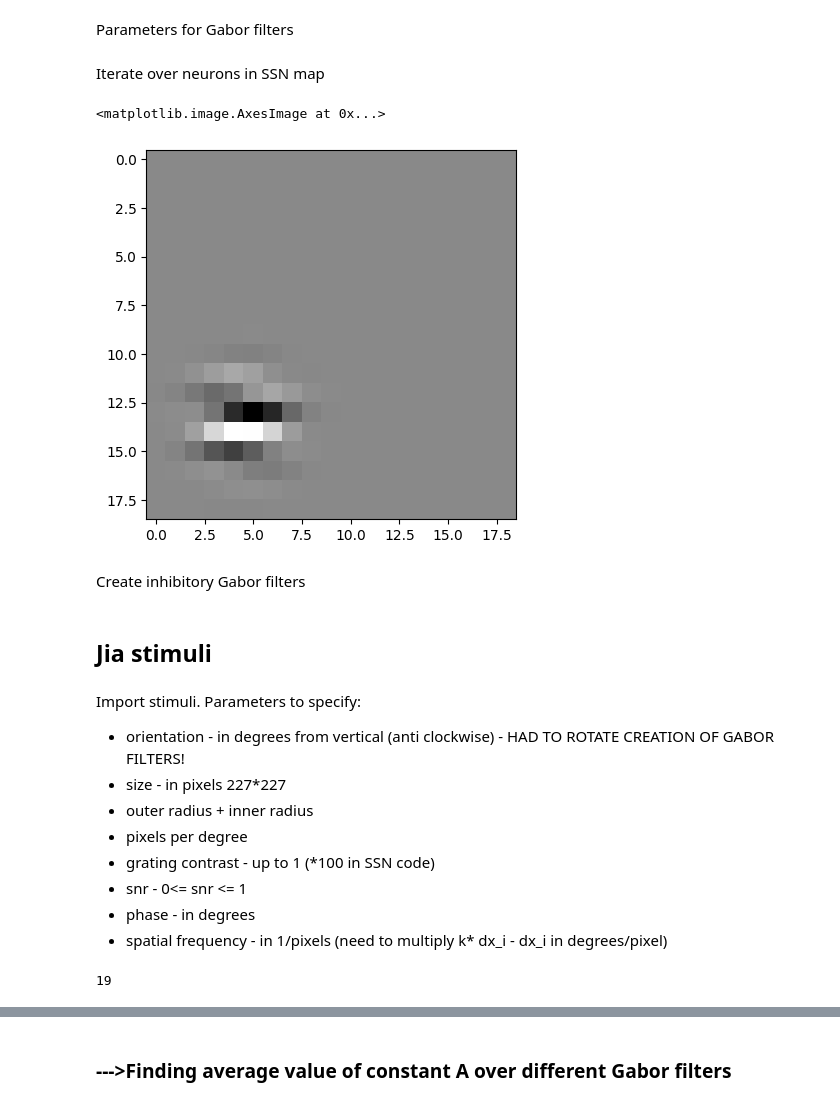
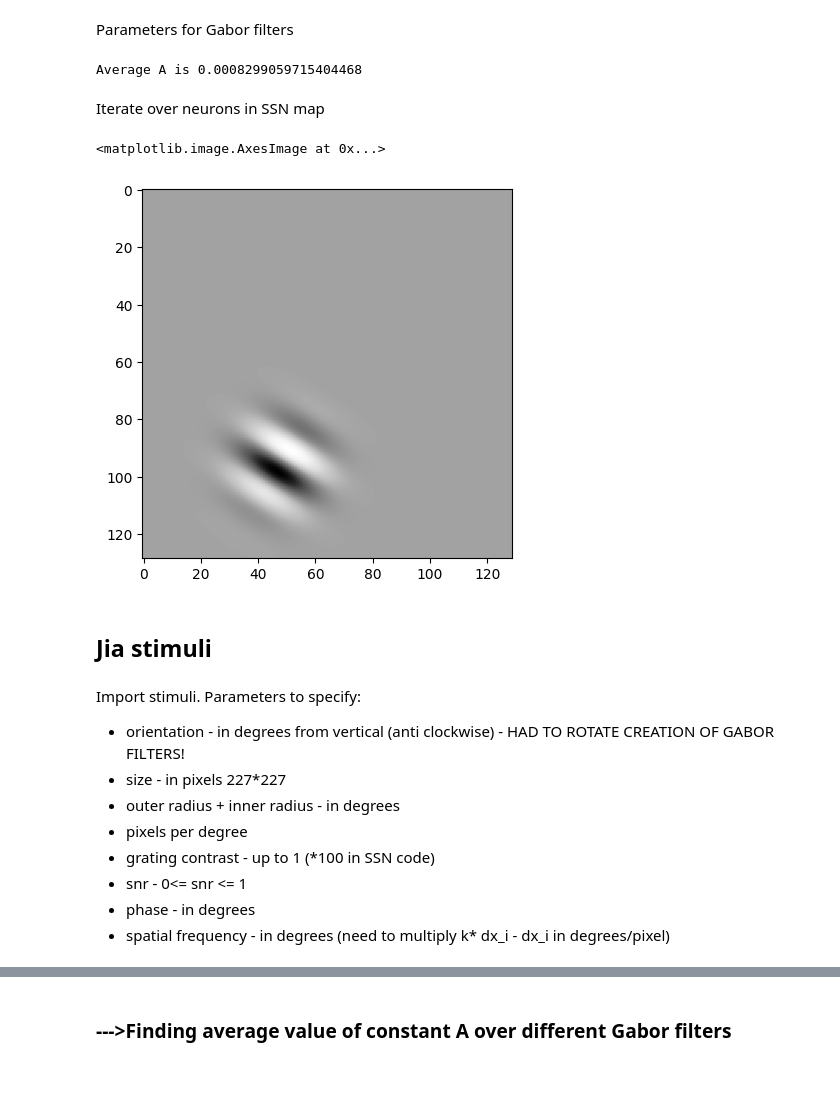
Before and after one commit to clarapecci/SSN_VPL, a Jupyter notebook: 2D SSN simulation.ipynb, the cells around one changed output, grey strips where cells are left out. Drawn from its saved outputs; the diff is of its cells as text; code cells hidden in the pictures; blank space fills up the shorter version.

```diff
--- a/2D SSN simulation.ipynb
+++ b/2D SSN simulation.ipynb
@@ -31,12 +31,11 @@ class ssn_pars():
     tauI = 10 # in ms
     psi = 0.774
     tau_s = np.array([5, 7, 100]) #in ms, AMPA, GABA, NMDA current decay time constants
-    make_J2x2 = lambda Jee, Jei, Jie, Jii: np.array([[Jee, -Jei], [Jie,  -Jii]]) * np.pi * ssn_pars.psi
 
 
 # with mm_scale=1, The following match "fixed_params" of  'Fig4_data-retinoHists-samples1000_TauCorr5_2020-04-11.json'
 class grid_pars():
-    gridsize_Nx = 8 + 1 # grid-points across each edge # gives rise to dx = 0.8 mm
+    gridsize_Nx = 9 # grid-points across each edge # gives rise to dx = 0.8 mm
     gridsize_deg = 2 * 1.6 # edge length in degrees
     magnif_factor = 2  # mm/deg
     hyper_col = 0.8 # mm
@@ -49,12 +48,9 @@ sigEE, sigIE = 0.2, 0.40
 sigEI, sigII = .09, .09
 conn_pars = dict(
     PERIODIC = False,
-    J_2x2 = ssn_pars.make_J2x2(*Js0),
-    s_2x2 = np.array([[sigEE, sigEI],[sigIE, sigII]]), # in mm
     p_local = [.4, 0.7], # [p_local_EE, p_local_IE],
     sigma_oris = 1000) # sigma_oris
 
-conn_pars['J_2x2'] = ssn_pars.make_J2x2(*Js0)
-
-#calculate SSN resolution
-SSN_reso = grid_pars.gridsize_Nx/grid_pars.gridsize_deg #pixels per degree
+make_J2x2 = lambda Jee, Jei, Jie, Jii: np.array([[Jee, -Jei], [Jie,  -Jii]]) * np.pi * ssn_pars.psi
+J_2x2 = make_J2x2(*Js0)
+s_2x2 = np.array([[sigEE, sigEI],[sigIE, sigII]])
@@ -64,7 +58,4 @@ WARNING:absl:No GPU/TPU found, falling back to CPU. (Set TF_CPP_MIN_LOG_LEVEL=0
 ## Initialise network
 # %%
 #Create network
-
-## SPECIFY 'on_off' PARAMETER TO DOUBLE NUMBER OF NEURONS AT PI PHASE
-ssn = SSN2DTopoV1_AMPAGABA(ssn_pars.n, ssn_pars.k, ssn_pars.tauE,
-              ssn_pars.tauI, grid_pars, on_off=True, conn_pars=conn_pars,  tau_s=ssn_pars.tau_s)
+ssn = SSN2DTopoV1_AMPAGABA_ONOFF(ssn_pars, grid_pars, conn_pars=conn_pars, J_2x2=J_2x2, s_2x2=s_2x2)
@@ -77,17 +70,14 @@ ssn.W.shape
 # %% [markdown]
 Parameters for Gabor filters
 # %%
-#Parameters for Gabor filters
-edge_length=3.2  #image edge length in degrees
-dx_i =1/2.8125 #image pixel resolution in degrees (degrees/pixel)
-N_pixels=int(edge_length*2/dx_i) +1  # can also specify these directly
+#Gabor parameters
+sigma_g= 0.5
+k= np.pi/(6*sigma_g)
+general_pars = dict(k=k, edge_deg=3.2,  degree_per_pixel=0.05) #parameters shared with input stimuli
 
-#Reproduce image axis in degrees
-x_axis=np.linspace(-edge_length,edge_length, N_pixels, endpoint=True)
-y_axis=np.linspace(-edge_length,edge_length, N_pixels, endpoint=True)
-
-#Sigma_g= edge_length/8 #degree #0.5 - 1degree
-sigma_g= 0.5
-k= np.pi/(6*sigma_g) #cycles per degree
+#Create filters iterating through SSN neurons
+SSN_filters, A =create_gabor_filters(ssn, sigma_g=sigma_g, conv_factor = grid_pars.magnif_factor, **general_pars)
+# %% [output]
+Average A is 0.0008299059715404468
 # %% [markdown]
 Iterate over neurons in SSN map
@@ -106,8 +84,7 @@ e_filters=np.array(e_filters)
 # %%
 #Plot example filter
-plt.imshow(e_filters[0].reshape(N_pixels, N_pixels), cmap='Greys')
+N_pixels=int(np.sqrt(SSN_filters.shape[1]))
+plt.imshow(SSN_filters[2].reshape(N_pixels, N_pixels), cmap='Greys')
 # %% [output]
 <matplotlib.image.AxesImage at 0x...>
-[figure, old version]
+[figure, new version]
-# %% [markdown]
-Create inhibitory Gabor filters
@@ -121,23 +94,17 @@ all_filters=np.vstack([e_filters, i_filters]) #shape - (n_neurons, n_pixels in i
 Import stimuli. Parameters to specify:
 - orientation -  in degrees from vertical (anti clockwise) - HAD TO ROTATE CREATION OF GABOR FILTERS!
 - size - in pixels 227*227
-- outer radius + inner radius
+- outer radius + inner radius - in degrees
 - pixels per degree
 - grating contrast - up to 1 (*100 in SSN code)
 - snr - 0<= snr <= 1
 - phase - in degrees
-- spatial frequency - in 1/pixels (need to multiply k* dx_i - dx_i in degrees/pixel)
+- spatial frequency - in degrees (need to multiply k* dx_i - dx_i in degrees/pixel)
 # %%
-#Stimulus parameters
-ori_deg=90
-edge_deg=3.2
-phase = 0 #uses random
-outer_radius = 3
-inner_radius = 2.5
-pixel_per_degree=2.8125 #19.19
-grating_contrast = 0.99
+#Stimuli parameters - all in degrees
+stimuli_pars = dict(outer_radius=3, inner_radius=2.5, grating_contrast=0.99)
+stimuli_pars.update(general_pars) #add size and resolution params from Gabor filters
 
-size=int(edge_deg*2 *pixel_per_degree) + 1
-size
+#Create reference stimuli
+ori_ref = 10
+test_stimuli=BW_Grating(ori_deg = ori_ref, **stimuli_pars).BW_image()
-# %% [output]
-19
```
Also changed, not shown: parts of 21 cells of this notebook.
